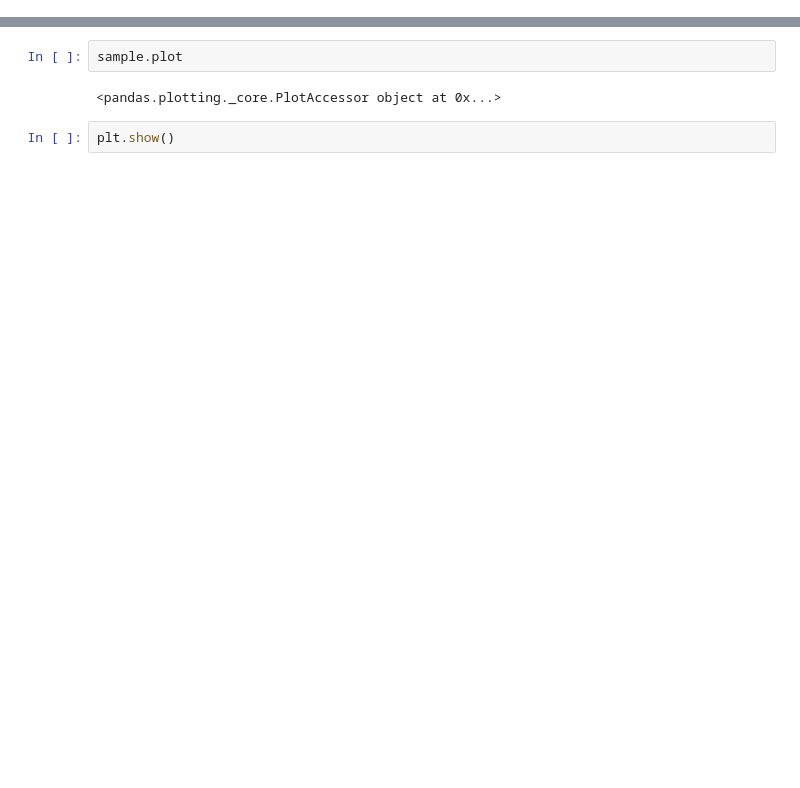
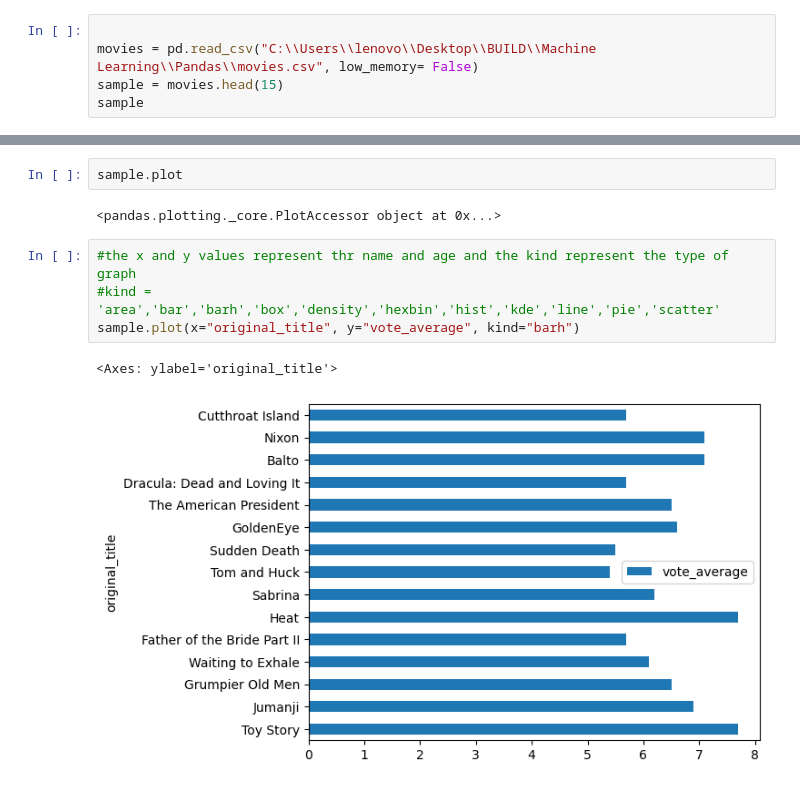
Before and after one commit to aee4/Pandas-Library, a Jupyter notebook: plots_pandas.ipynb, the cells around one changed output, grey strips where cells are left out. Drawn from its saved outputs; the diff is of its cells as text; blank space fills up the shorter version.

Commit message:
feat: plot types and comparing data using plots

```diff
--- a/plots_pandas.ipynb
+++ b/plots_pandas.ipynb
@@ -21,0 +7,5 @@ sample
+# %%
+
+movies = pd.read_csv("C:\\Users\\lenovo\\Desktop\\BUILD\\Machine Learning\\Pandas\\movies.csv", low_memory= False)
+sample = movies.head(15)
+sample
@@ -23,5 +31,10 @@ sample
 sample.plot
 # %% [output]
 <pandas.plotting._core.PlotAccessor object at 0x...>
-# %%
-plt.show()
+# %%
+#the x and y values represent thr name and age and the kind represent the type of graph
+#kind = 'area','bar','barh','box','density','hexbin','hist','kde','line','pie','scatter'
+sample.plot(x="original_title", y="vote_average", kind="barh")
+# %% [output]
+<Axes: ylabel='original_title'>
+[figure, added]
```
Also changed, not shown: parts of 5 cells of this notebook.
